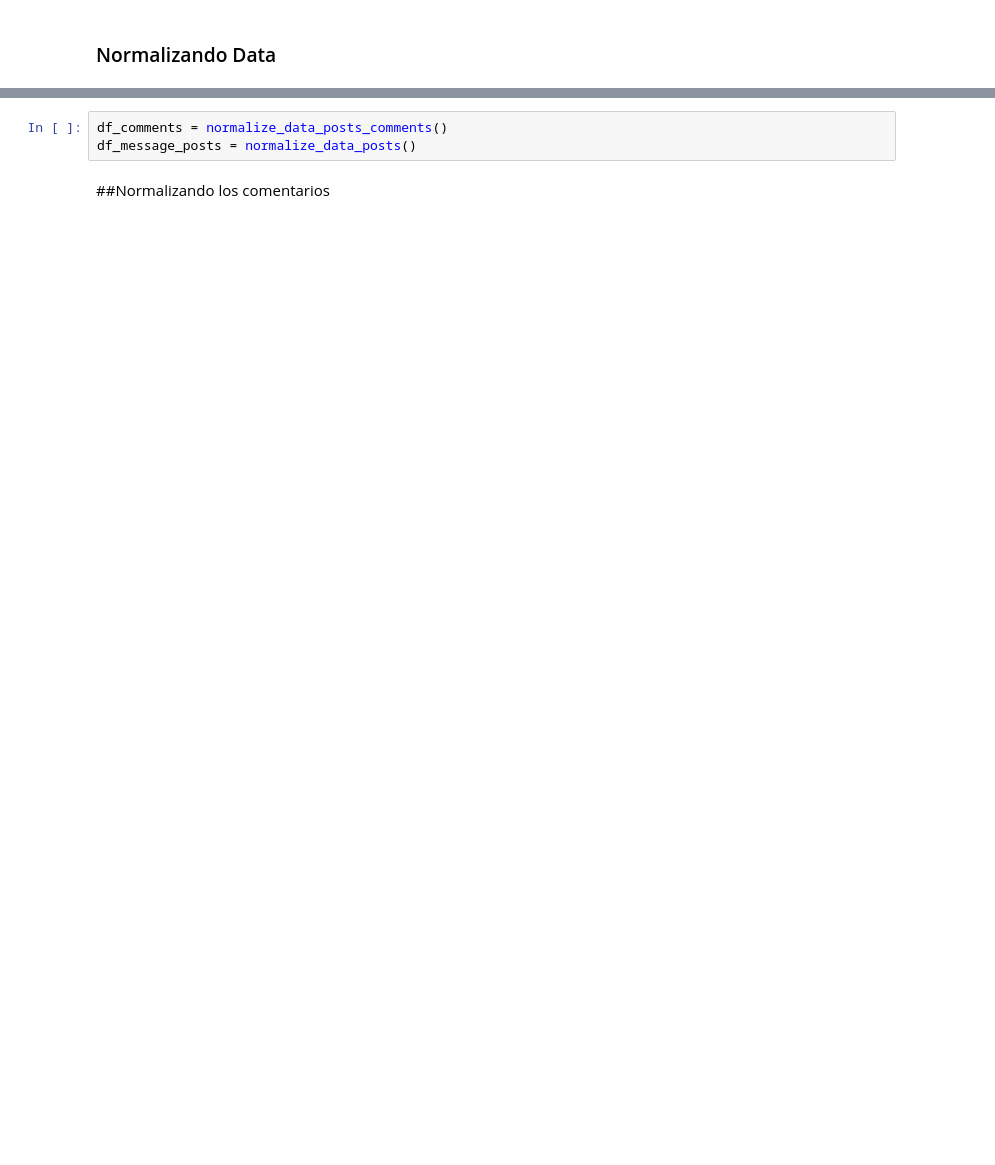
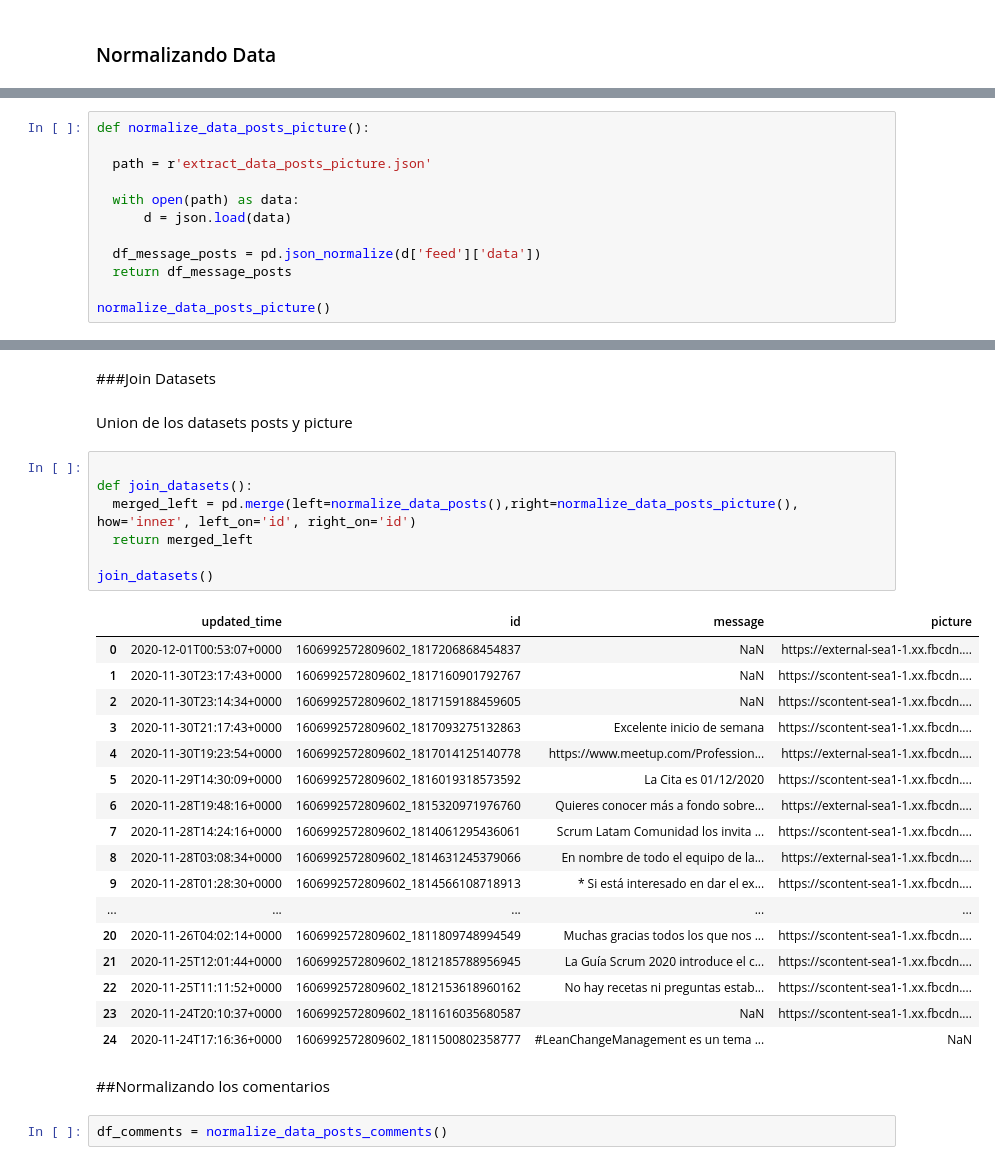
Before and after one commit to sergio2526/Scrum_WebScraping, a Jupyter notebook: graph_API.ipynb, the cells around one changed output, grey strips where cells are left out. Saved outputs shown, nothing was run; the diff lists cells and outputs as text; blank space fills up the shorter version.

```diff
--- a/graph_API.ipynb
+++ b/graph_API.ipynb
@@ -81,0 +95,12 @@ extract_data_comments(token, graph)
+# %%
+def normalize_data_posts_picture():
+
+  path = r'extract_data_posts_picture.json'
+
+  with open(path) as data:
+      d = json.load(data)
+
+  df_message_posts = pd.json_normalize(d['feed']['data'])
+  return df_message_posts
+
+normalize_data_posts_picture()
@@ -113,8 +155,36 @@ normalize_data_posts_comments()
-# %%
-df_comments = normalize_data_posts_comments()
-df_message_posts = normalize_data_posts()
+# %% [markdown]
+###Join Datasets
+# %% [markdown]
+Union de los datasets posts y picture
+# %%
+
+def join_datasets():
+  merged_left = pd.merge(left=normalize_data_posts(),right=normalize_data_posts_picture(), how='inner', left_on='id', right_on='id')
+  return merged_left
+
+join_datasets()
+# %% [output]
+|  | updated_time | id | message | picture |
+| 0 | 2020-12-01T00:53:07+0000 | 1606992572809602_1817206868454837 | NaN | https://external-sea1-1.xx.fbcdn.... |
+| 1 | 2020-11-30T23:17:43+0000 | 1606992572809602_1817160901792767 | NaN | https://scontent-sea1-1.xx.fbcdn.... |
+| 2 | 2020-11-30T23:14:34+0000 | 1606992572809602_1817159188459605 | NaN | https://scontent-sea1-1.xx.fbcdn.... |
+| 3 | 2020-11-30T21:17:43+0000 | 1606992572809602_1817093275132863 | Excelente inicio de semana | https://scontent-sea1-1.xx.fbcdn.... |
+| 4 | 2020-11-30T19:23:54+0000 | 1606992572809602_1817014125140778 | https://www.meetup.com/Profession... | https://external-sea1-1.xx.fbcdn.... |
+| 5 | 2020-11-29T14:30:09+0000 | 1606992572809602_1816019318573592 | La Cita es 01/12/2020 | https://scontent-sea1-1.xx.fbcdn.... |
+| 6 | 2020-11-28T19:48:16+0000 | 1606992572809602_1815320971976760 | Quieres conocer más a fondo sobre... | https://external-sea1-1.xx.fbcdn.... |
+| 7 | 2020-11-28T14:24:16+0000 | 1606992572809602_1814061295436061 | Scrum Latam Comunidad los invita ... | https://scontent-sea1-1.xx.fbcdn.... |
+| 8 | 2020-11-28T03:08:34+0000 | 1606992572809602_1814631245379066 | En nombre de todo el equipo de la... | https://external-sea1-1.xx.fbcdn.... |
+| 9 | 2020-11-28T01:28:30+0000 | 1606992572809602_1814566108718913 | * Si está interesado en dar el ex... | https://scontent-sea1-1.xx.fbcdn.... |
+| ... | ... | ... | ... | ... |
+| 20 | 2020-11-26T04:02:14+0000 | 1606992572809602_1811809748994549 | Muchas gracias todos los que nos ... | https://scontent-sea1-1.xx.fbcdn.... |
+| 21 | 2020-11-25T12:01:44+0000 | 1606992572809602_1812185788956945 | La Guía Scrum 2020 introduce el c... | https://scontent-sea1-1.xx.fbcdn.... |
+| 22 | 2020-11-25T11:11:52+0000 | 1606992572809602_1812153618960162 | No hay recetas ni preguntas estab... | https://scontent-sea1-1.xx.fbcdn.... |
+| 23 | 2020-11-24T20:10:37+0000 | 1606992572809602_1811616035680587 | NaN | https://scontent-sea1-1.xx.fbcdn.... |
+| 24 | 2020-11-24T17:16:36+0000 | 1606992572809602_1811500802358777 | #LeanChangeManagement es un tema ... | NaN |
 # %% [markdown]
 ##Normalizando los comentarios
+# %%
+df_comments = normalize_data_posts_comments()
 # %%
   lista_commentarios = []
   lista_id = []
```
Also changed, not shown: parts of 15 cells of this notebook.
